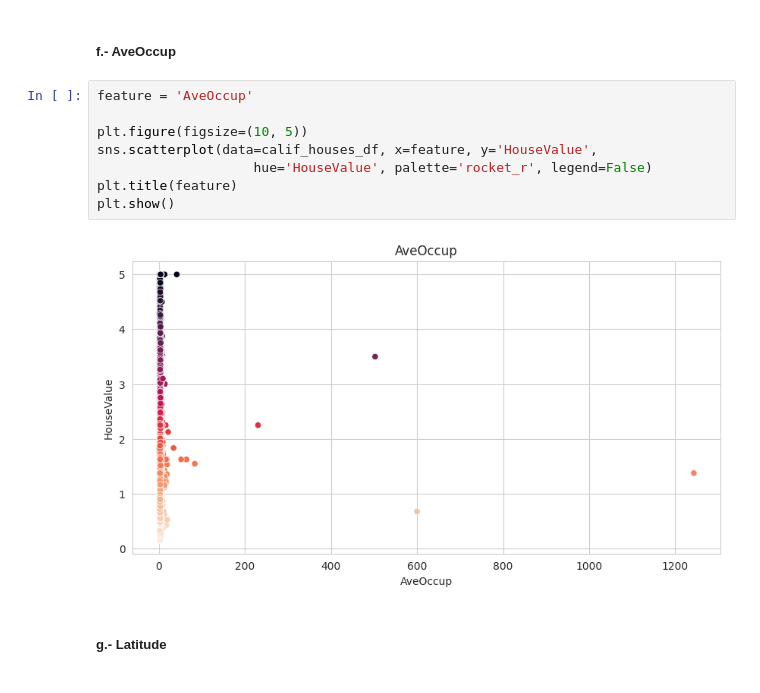
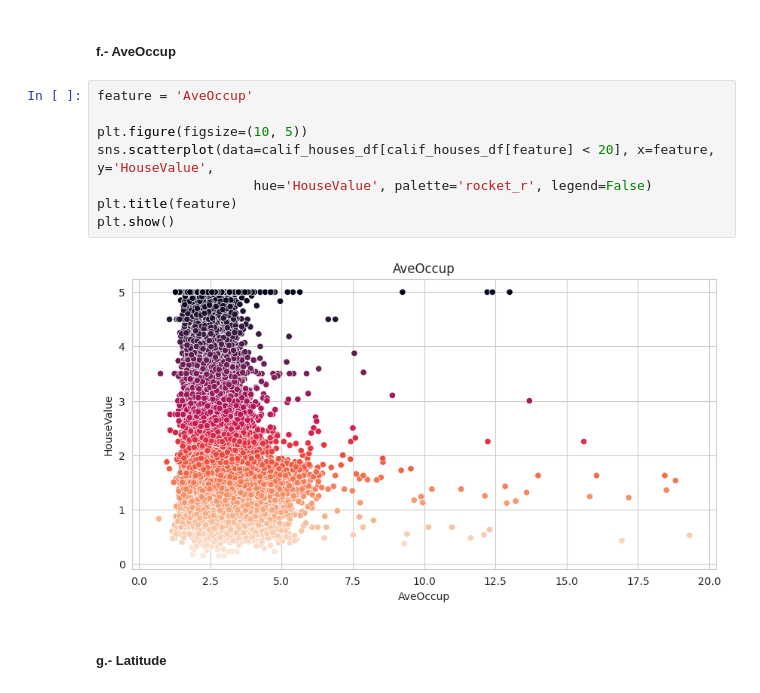
Before and after one commit to grabyc/diploDatos-IAA, a Jupyter notebook: Grupo 35 - Lab 1.ipynb, the cells around one changed output. Drawn from its saved outputs; the diff is of its cells as text.

Commit message:
TP01 - Punto 2.2: Exploracion visual de atributos

```diff
--- a/Grupo 35 - Lab 1.ipynb
+++ b/Grupo 35 - Lab 1.ipynb
@@ -197,13 +197,13 @@ plt.show()
 # %%
 feature = 'AveOccup'
 
 plt.figure(figsize=(10, 5))
-sns.scatterplot(data=calif_houses_df, x=feature, y='HouseValue',
+sns.scatterplot(data=calif_houses_df[calif_houses_df[feature] < 20], x=feature, y='HouseValue',
                     hue='HouseValue', palette='rocket_r', legend=False)
 plt.title(feature)
 plt.show()
 # %% [output]
-[figure, old version]
+[figure, new version]
 # %% [markdown]
 ##### g.- Latitude
 # %%
```
Also changed, not shown: parts of 6 cells of this notebook.
